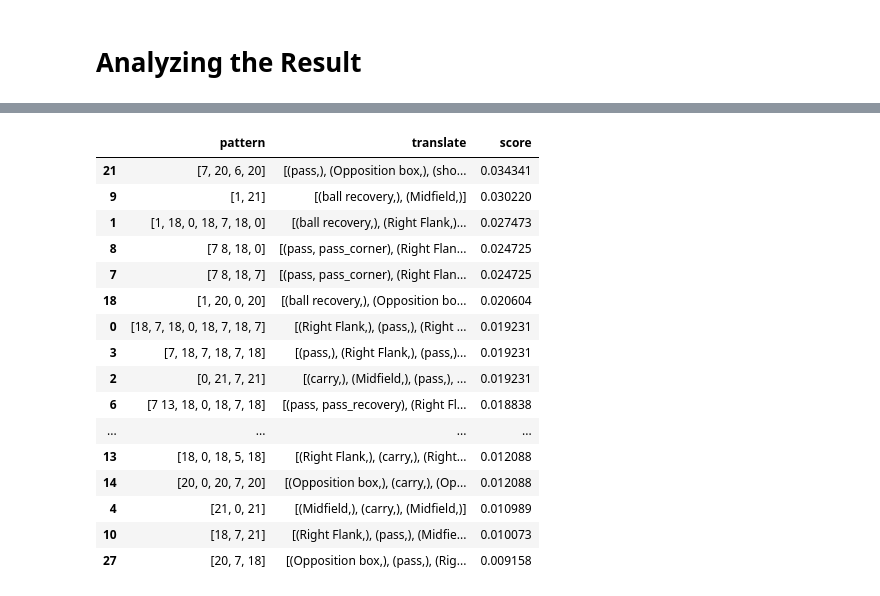
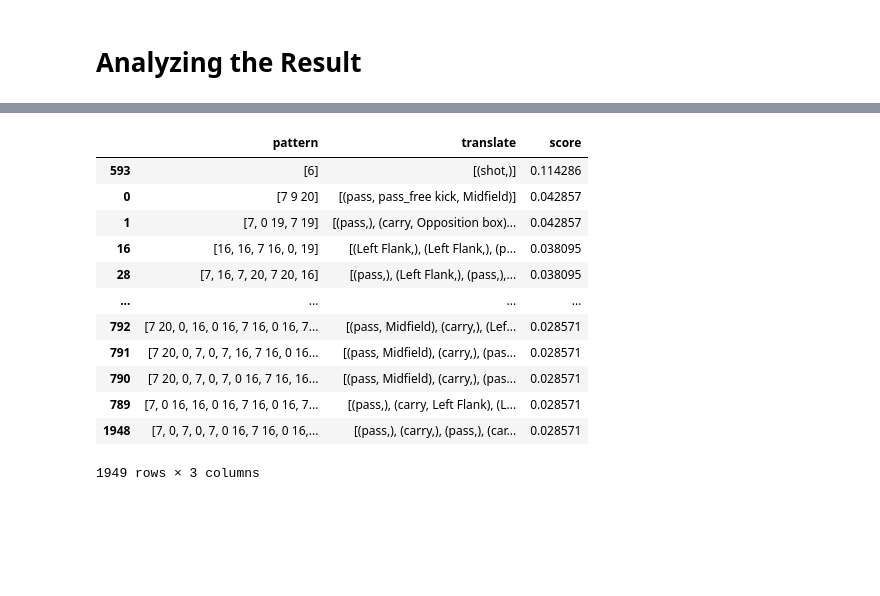
Before and after one commit to Amirparsa-Sal/Football-Tactical-Pattern-Recognition, a Jupyter notebook: notebooks/descretizer.ipynb, the cells around one changed output, grey strips where cells are left out. Saved outputs shown, nothing was run; the diff lists cells and outputs as text; code cells hidden in the pictures; blank space fills up the shorter version.

```diff
--- a/notebooks/descretizer.ipynb
+++ b/notebooks/descretizer.ipynb
@@ -22,7 +31,7 @@ cls_pred, agg_clustering = clustering.agglomerative_fit(n_clusters=n_clusters, m
 cluster_scores = clustering.get_cluster_scores(metric='shot')
 best_cluster_indeces = np.argsort(cluster_scores)[::-1]
 # %%
-ith = 0
+ith = 6
 phases_in_cluster = clustering.get_cluster_phases(best_cluster_indeces[ith])
 series_in_cluster = clustering.get_cluster_series(best_cluster_indeces[ith])
 # %%
@@ -45,4 +54,5 @@ event_types = {
 }
 event_des = EventDescretizer('event', events=PhaseExtractor.HAVING_BALL_EVENTS, event_types=event_types)
 location_des = LocationDescretizer('location')
-multi_des = MultiSequentialDescritizer('multi', descretizers=[event_des, location_des])
+player_des = PlayerDescretizer('player', players)
+multi_des = MultiParallelDescritizer('multi', descretizers=[event_des, location_des])
@@ -90,6 +120,8 @@ scores = {
  	14: 0.5,
 	15: 0.25
 }
+# %%
+scores = {key:0.5 for key in mapping}
 # %%
 writer = CMSPADEWriter()
 # %%
@@ -141,24 +169,22 @@ find_patterns(df, '6')
+# %%
+scores[6] = 2
 # %%
-df = rank_patterns(df, scores, mapping)
+df = rank_patterns(df, scores, mapping, 'Custom')
 df
 # %% [output]
 |  | pattern | translate | score |
-| 21 | [7, 20, 6, 20] | [(pass,), (Opposition box,), (sho... | 0.034341 |
-| 9 | [1, 21] | [(ball recovery,), (Midfield,)] | 0.030220 |
-| 1 | [1, 18, 0, 18, 7, 18, 0] | [(ball recovery,), (Right Flank,)... | 0.027473 |
-| 8 | [7 8, 18, 0] | [(pass, pass_corner), (Right Flan... | 0.024725 |
-| 7 | [7 8, 18, 7] | [(pass, pass_corner), (Right Flan... | 0.024725 |
-| 18 | [1, 20, 0, 20] | [(ball recovery,), (Opposition bo... | 0.020604 |
-| 0 | [18, 7, 18, 0, 18, 7, 18, 7] | [(Right Flank,), (pass,), (Right ... | 0.019231 |
-| 3 | [7, 18, 7, 18, 7, 18] | [(pass,), (Right Flank,), (pass,)... | 0.019231 |
-| 2 | [0, 21, 7, 21] | [(carry,), (Midfield,), (pass,), ... | 0.019231 |
-| 6 | [7 13, 18, 0, 18, 7, 18] | [(pass, pass_recovery), (Right Fl... | 0.018838 |
+| 593 | [6] | [(shot,)] | 0.114286 |
+| 0 | [7 9 20] | [(pass, pass_free kick, Midfield)] | 0.042857 |
+| 1 | [7, 0 19, 7 19] | [(pass,), (carry, Opposition box)... | 0.042857 |
+| 16 | [16, 16, 7 16, 0, 19] | [(Left Flank,), (Left Flank,), (p... | 0.038095 |
+| 28 | [7, 16, 7, 20, 7 20, 16] | [(pass,), (Left Flank,), (pass,),... | 0.038095 |
 | ... | ... | ... | ... |
-| 13 | [18, 0, 18, 5, 18] | [(Right Flank,), (carry,), (Right... | 0.012088 |
-| 14 | [20, 0, 20, 7, 20] | [(Opposition box,), (carry,), (Op... | 0.012088 |
-| 4 | [21, 0, 21] | [(Midfield,), (carry,), (Midfield,)] | 0.010989 |
-| 10 | [18, 7, 21] | [(Right Flank,), (pass,), (Midfie... | 0.010073 |
-| 27 | [20, 7, 18] | [(Opposition box,), (pass,), (Rig... | 0.009158 |
+| 792 | [7 20, 0, 16, 0 16, 7 16, 0 16, 7... | [(pass, Midfield), (carry,), (Lef... | 0.028571 |
+| 791 | [7 20, 0, 7, 0, 7, 16, 7 16, 0 16... | [(pass, Midfield), (carry,), (pas... | 0.028571 |
+| 790 | [7 20, 0, 7, 0, 7, 0 16, 7 16, 16... | [(pass, Midfield), (carry,), (pas... | 0.028571 |
+| 789 | [7, 0 16, 16, 0 16, 7 16, 0 16, 7... | [(pass,), (carry, Left Flank), (L... | 0.028571 |
+| 1948 | [7, 0, 7, 0, 7, 0 16, 7 16, 0 16,... | [(pass,), (carry,), (pass,), (car... | 0.028571 |
+1949 rows × 3 columns
 # %%
 find_patterns(df, '6')
 # %% [output]
```
Also changed, not shown: parts of 14 cells of this notebook, 1 other file.
